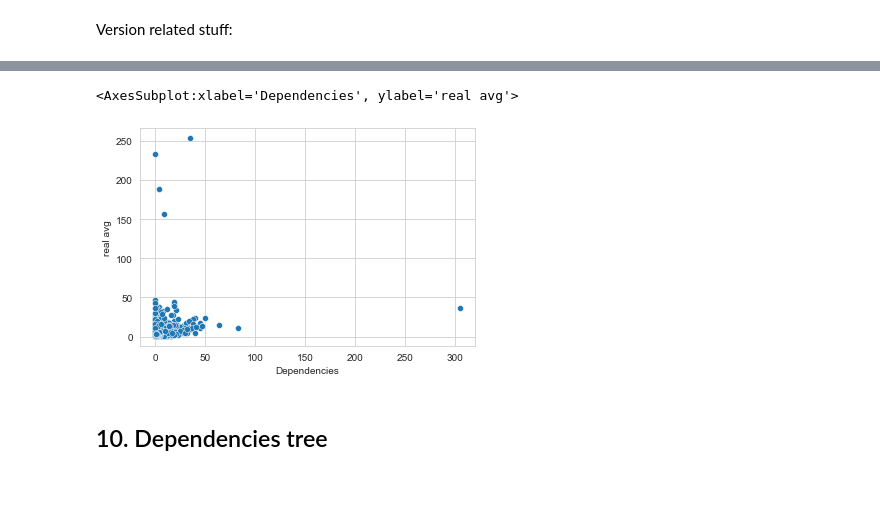
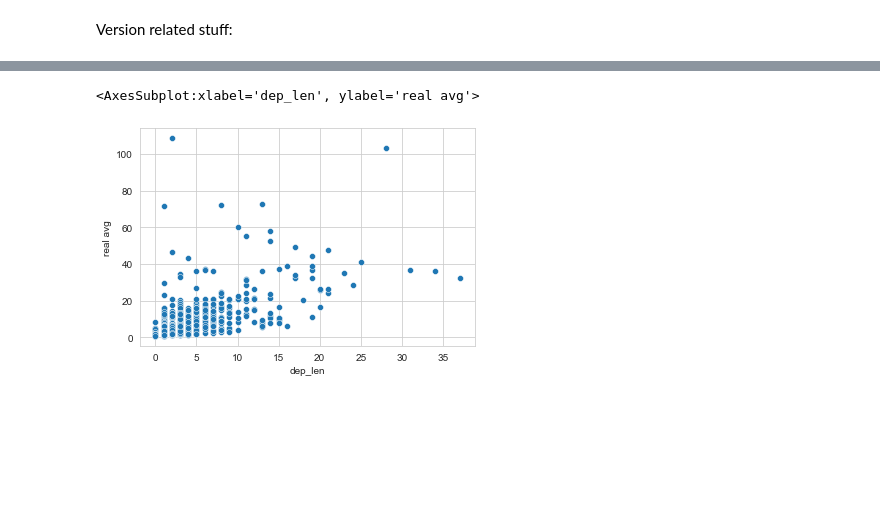
Before and after one commit to kevingao26/Binder-Logs, a Jupyter notebook: 4. Packages EDA/pentagon_EDA.ipynb, the cells around one changed output, grey strips where cells are left out. Drawn from its saved outputs; the diff is of its cells as text; code cells hidden in the pictures; blank space fills up the shorter version.

```diff
--- a/4. Packages EDA/pentagon_EDA.ipynb
+++ b/4. Packages EDA/pentagon_EDA.ipynb
@@ -80,3 +63,9 @@ warnings.filterwarnings("ignore")
 ### 7. <a href='#merge'>Merge CSVs</a>
 ------------------------------------
 ### 8. <a href='#c1'>Correlational plots for time vs size</a>
+# %%
+with open('q_df.txt') as f:
+    reloaded_example = json.load(f)
+# %%
+df = pd.read_json(reloaded_example)
+df
@@ -221,2 +91,0 @@ len(merge_df[merge_df["size"] == 0])
-# %%
-df = merge_df.drop(merge_df[merge_df["size"] == 0].index)
@@ -389,10 +199,5 @@ Not much to show for now, nothing really shows anything impressive
 # %%
-sns.scatterplot(x="Dependencies", y="real avg", data=df)
+sns.scatterplot(x="dep_len", y="real avg", data=df)
 # %% [output]
-<AxesSubplot:xlabel='Dependencies', ylabel='real avg'>
+<AxesSubplot:xlabel='dep_len', ylabel='real avg'>
-[figure, old version]
+[figure, new version]
-# %% [markdown]
-<a name='tree'></a>
-## 10. Dependencies tree
-
-<br>
```
Also changed, not shown: parts of 43 cells of this notebook, 12 other files.
